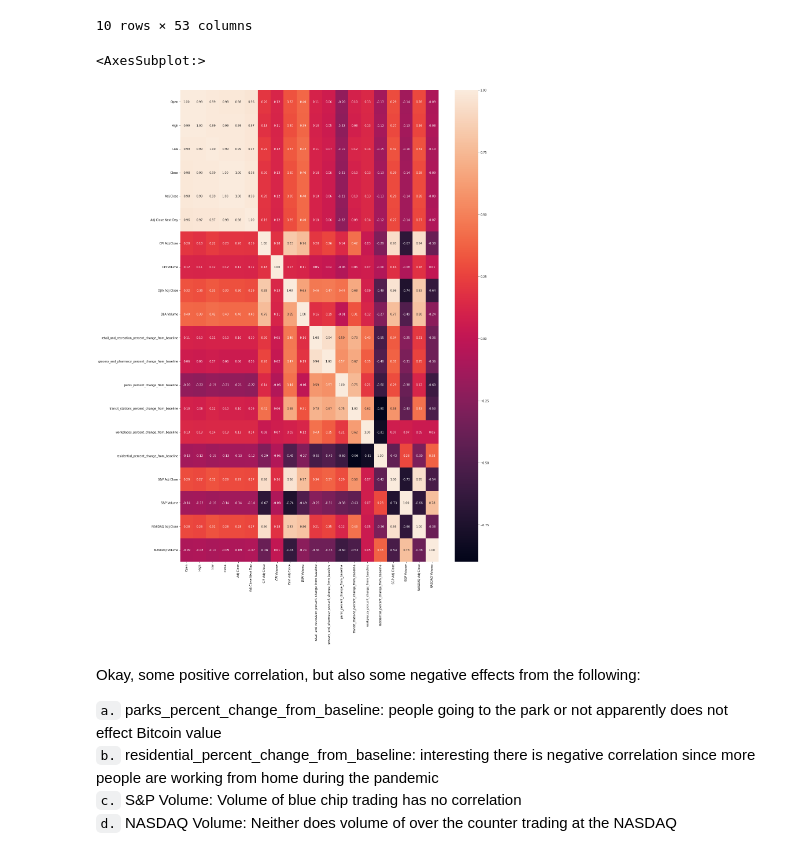
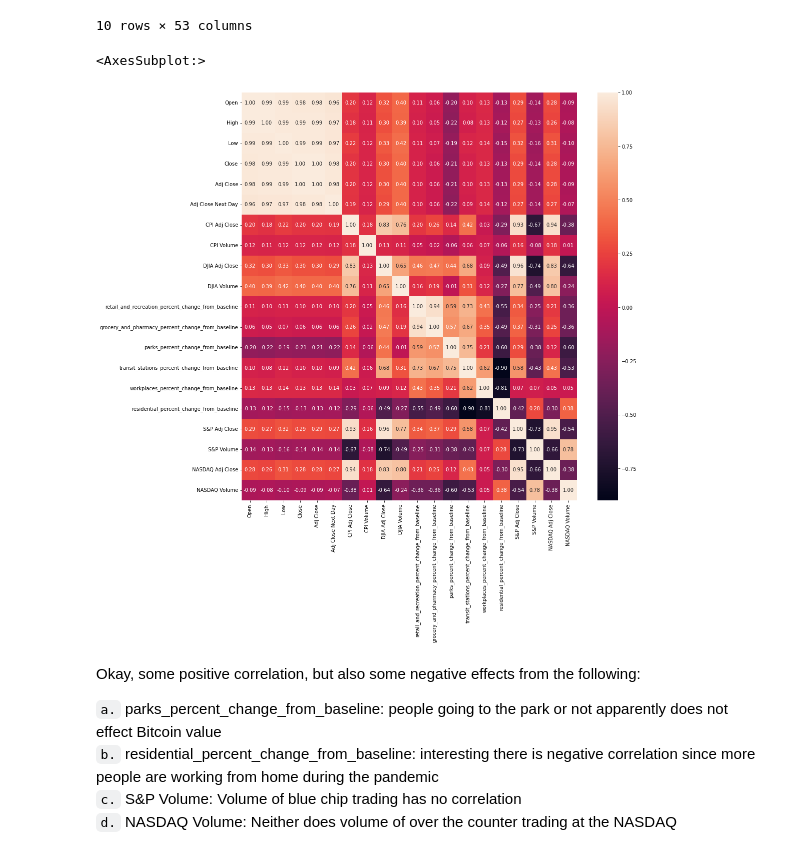
Before and after one commit to hmelendez001/Capstone-Project4-Udacity-Data-Scientist, a Jupyter notebook: Investment_and_Trading_Capstone.ipynb, the cells around one changed output. Drawn from its saved outputs; the diff is of its cells as text; code cells hidden in the pictures.

```diff
--- a/Investment_and_Trading_Capstone.ipynb
+++ b/Investment_and_Trading_Capstone.ipynb
@@ -496,12 +496,12 @@ Index(['Date_x', 'Open', 'High', 'Low', 'Close', 'Adj Close', 'Volume',
 # %%
 # Now let's check our correlation to 'Adj Close' but first let's remove some redundant columns
 df_plot = df_all.drop(['Volume', 'Time Stamp', 'CPI Date', 'CPI Open', 'CPI High', 'CPI Low', 'CPI Close', 'DJIA Date', 'DJIA Open', 'DJIA High', 'DJIA Low', 'DJIA Close', 'country_region_code', 'country_region', 'sub_region_1', 'sub_region_2', 'metro_area', 'iso_3166_2_code', 'census_fips_code', 'place_id', 'date', 'Date_y', 'S&P Date', 'S&P Open', 'S&P High', 'S&P Low', 'S&P Close', 'NASDAQ Date', 'NASDAQ Open', 'NASDAQ High', 'NASDAQ Low', 'NASDAQ Close'], axis=1)
 # Increase the heatmap resolution for this many columns
-plt.subplots(figsize=(20,30))
+plt.subplots(figsize=(15,15))
 sns.heatmap(df_plot.corr(), annot=True, fmt=".2f")
 # %% [output]
 <AxesSubplot:>
-[figure, old version]
+[figure, new version]
 # %% [markdown]
 Okay, some positive correlation, but also some negative effects from the following:
 
```
Also changed, not shown: parts of 23 cells of this notebook, 1 other file.
